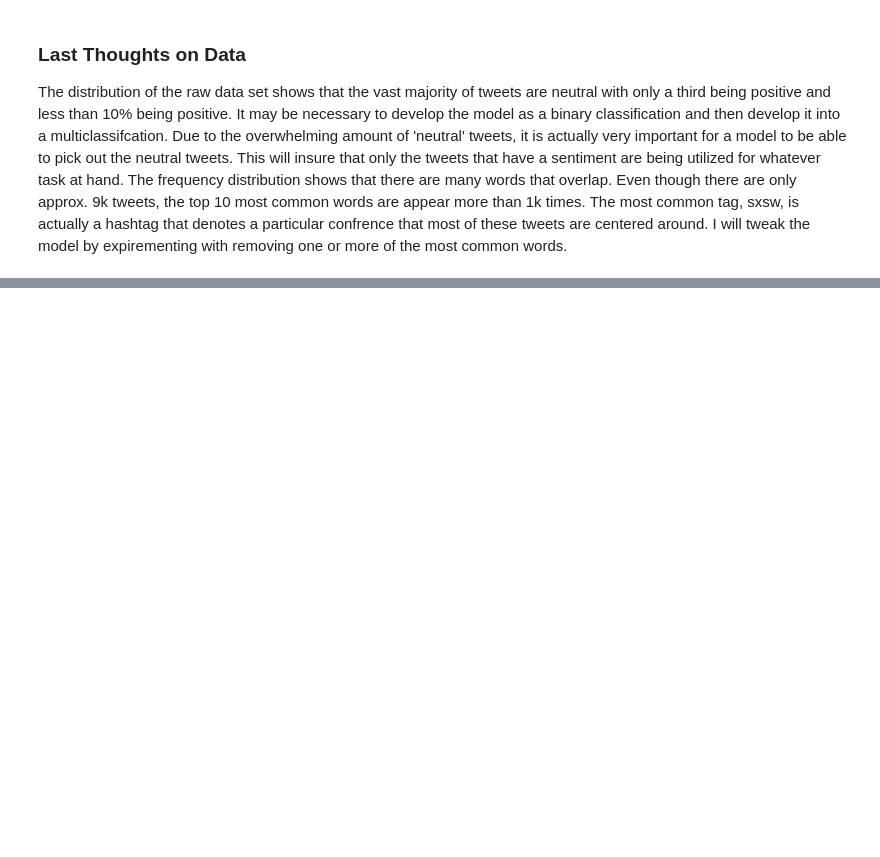
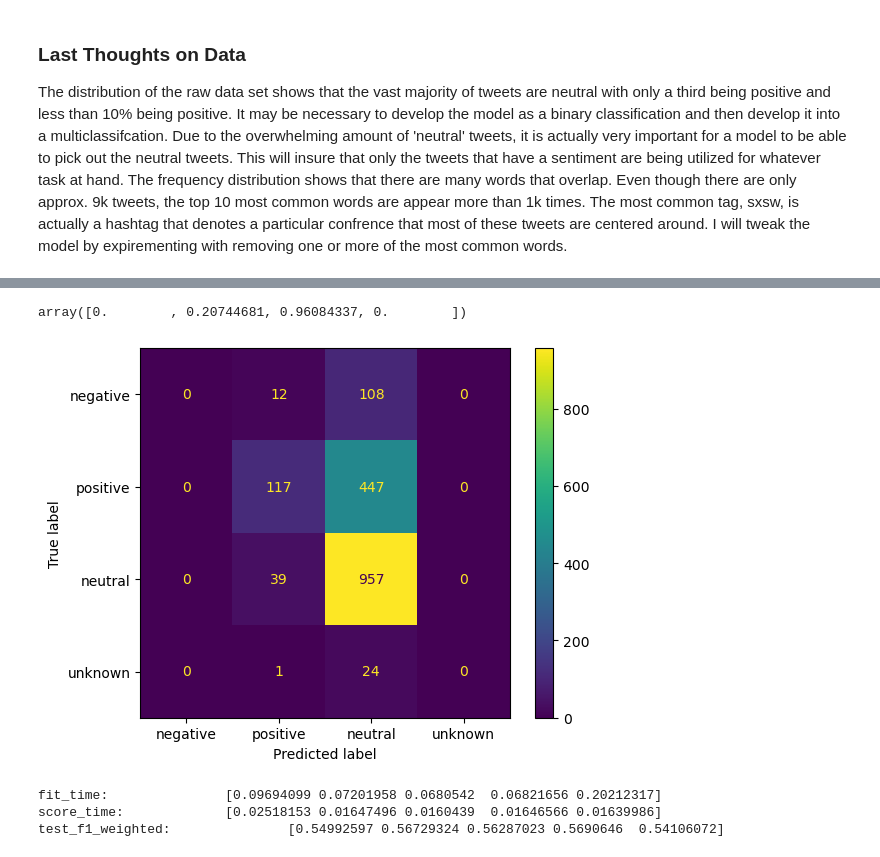
Before and after one commit to chrisvarghese2000/twitter-sentiment, a Jupyter notebook: data-exploration.ipynb, the cells around one changed output, grey strips where cells are left out. Saved outputs shown, nothing was run; the diff lists cells and outputs as text; code cells hidden in the pictures; blank space fills up the shorter version.

```diff
--- a/data-exploration.ipynb
+++ b/data-exploration.ipynb
@@ -267,0 +316,7 @@ tf_idf_data_train = vectorizer.fit_transform(data)
+# %%
+# Confusion Matrix from Validation data
+plot_confusion_matrix(nb_classifier, tf_idf_data_val, y_val, display_labels = target_labels)
+nb_val_score
+# %% [output]
+array([0.        , 0.20744681, 0.96084337, 0.        ])
+[figure, added]
@@ -267,0 +327,7 @@ tf_idf_data_train = vectorizer.fit_transform(data)
+# %%
+for score in scores.items():
+    print ('{}: \t\t{}'.format(score[0], score[1]))
+# %% [output]
+fit_time:               [0.09694099 0.07201958 0.0680542  0.06821656 0.20212317]
+score_time:             [0.02518153 0.01647496 0.0160439  0.01646566 0.01639986]
+test_f1_weighted:               [0.54992597 0.56729324 0.56287023 0.5690646  0.54106072]
```
Also changed, not shown: parts of 68 cells of this notebook, 4 other files.
